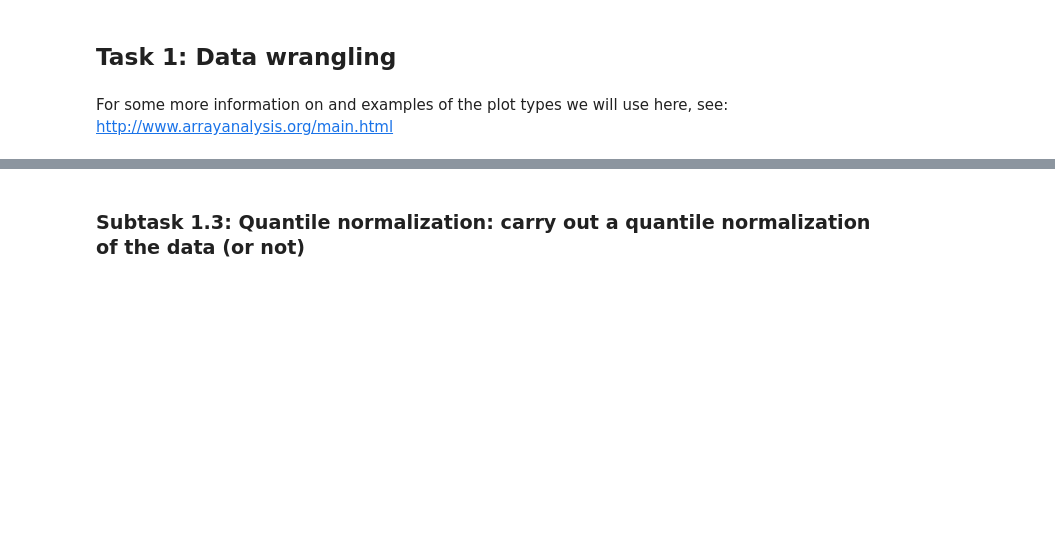
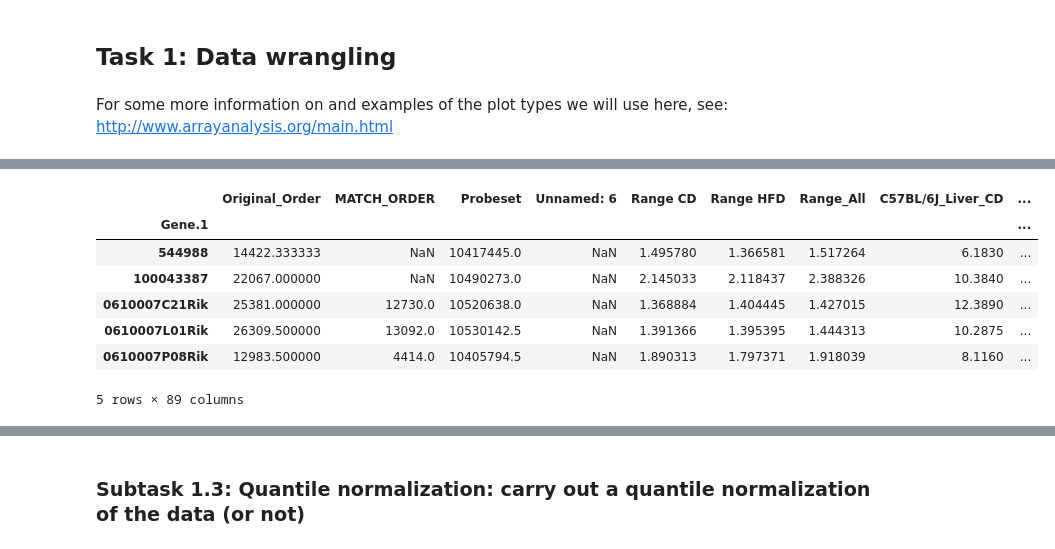
Before and after one commit to Osrip/Integrated_Bioinformatics, a Jupyter notebook: IntegratedBioinformatics/notebooks/Day56_DE_Analysis.ipynb, the cells around one changed output, grey strips where cells are left out. Cells and saved outputs as stored; diff of their text form; code cells hidden in the pictures; blank space fills up the shorter version.

```diff
--- a/IntegratedBioinformatics/notebooks/Day56_DE_Analysis.ipynb
+++ b/IntegratedBioinformatics/notebooks/Day56_DE_Analysis.ipynb
@@ -26,0 +33,2 @@ http://www.arrayanalysis.org/main.html
+# %%
+data = pd.read_excel("DAy2_Files\\aad0189_DataFileS5.xlsx", header = 2)
@@ -26,0 +51,12 @@ http://www.arrayanalysis.org/main.html
+# %%
+data_gen = data.groupby('Gene.1').mean()
+data_gen.head()
+# %% [output]
+|  | Original_Order | MATCH_ORDER | Probeset | Unnamed: 6 | Range CD | Range HFD | Range_All | C57BL/6J_Liver_CD | ... |
+| Gene.1 |  |  |  |  |  |  |  |  | ... |
+| 544988 | 14422.333333 | NaN | 10417445.0 | NaN | 1.495780 | 1.366581 | 1.517264 | 6.1830 | ... |
+| 100043387 | 22067.000000 | NaN | 10490273.0 | NaN | 2.145033 | 2.118437 | 2.388326 | 10.3840 | ... |
+| 0610007C21Rik | 25381.000000 | 12730.0 | 10520638.0 | NaN | 1.368884 | 1.404445 | 1.427015 | 12.3890 | ... |
+| 0610007L01Rik | 26309.500000 | 13092.0 | 10530142.5 | NaN | 1.391366 | 1.395395 | 1.444313 | 10.2875 | ... |
+| 0610007P08Rik | 12983.500000 | 4414.0 | 10405794.5 | NaN | 1.890313 | 1.797371 | 1.918039 | 8.1160 | ... |
+5 rows × 89 columns
```
Also changed, not shown: parts of 51 cells of this notebook.
